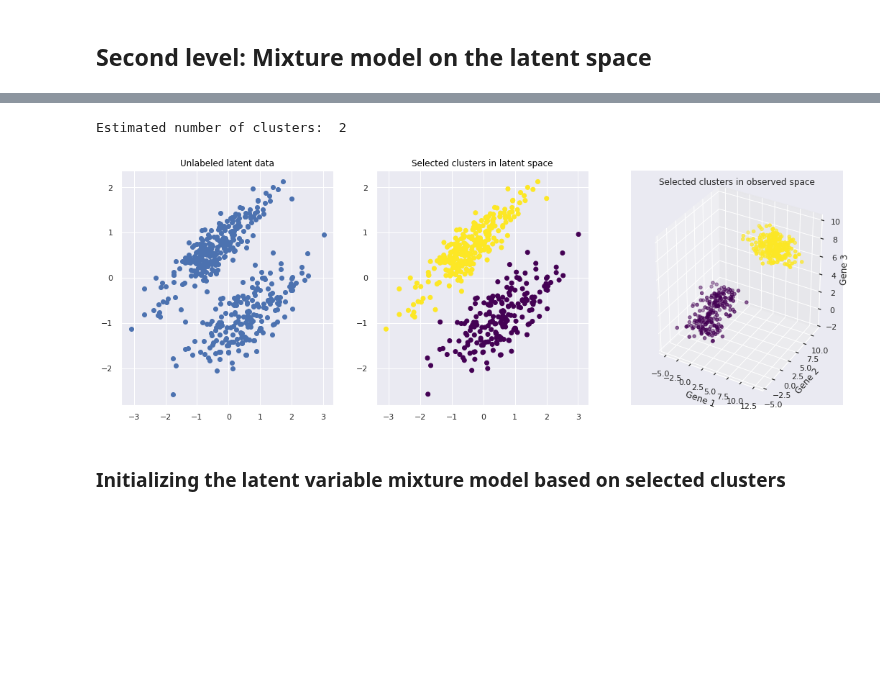
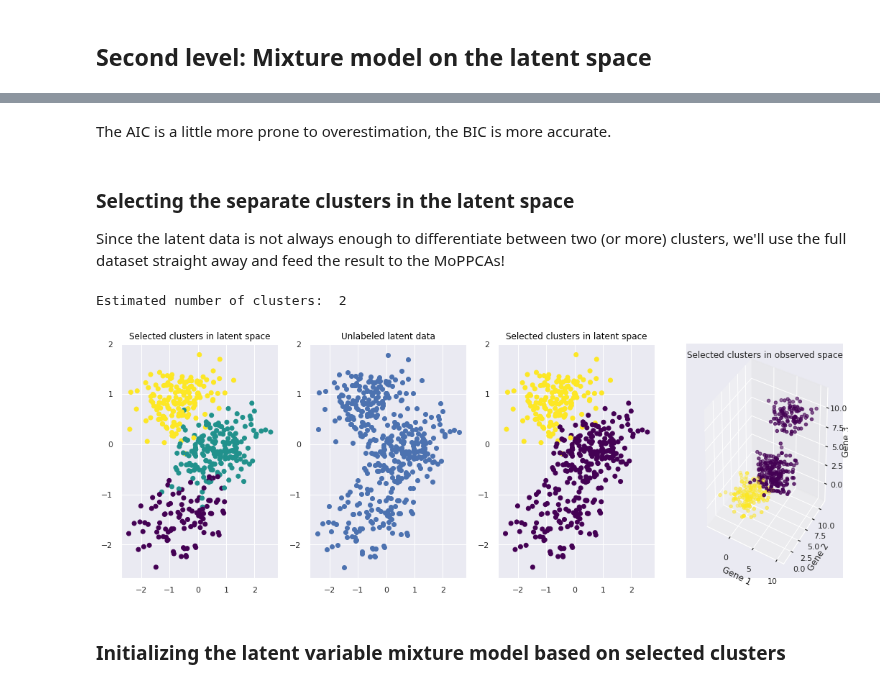
Before and after one commit to tobias-beers/RNA_visualization, a Jupyter notebook: Code/PyStan/Hierarchical_model_AutomaticClustering.ipynb, the cells around one changed output, grey strips where cells are left out. Cells and saved outputs as stored; diff of their text form; code cells hidden in the pictures; blank space fills up the shorter version.

```diff
--- a/Code/PyStan/Hierarchical_model_AutomaticClustering.ipynb
+++ b/Code/PyStan/Hierarchical_model_AutomaticClustering.ipynb
@@ -42,9 +41,12 @@ M=2
 D=3
 K=3
 
+colors = [np.random.uniform(size=3) for k in range(K)]
+vis_threshold = 0.05
+
 sig = 3
 
-mu = np.random.normal(0,2,size=(K,D))
+mu = np.random.normal(0,3,size=(K,D))
 mu[0]+=np.random.uniform(2*sig,3*sig, size=D)
 
 sigma = [np.random.uniform(sig/2,sig,size=(D)) for k in range(K)]
@@ -178,5 +265,11 @@ We use the 2 dimensional PPCA plot to select what looks like two clusters, and t
+# %% [markdown]
+The AIC is a little more prone to overestimation, the BIC is more accurate.
+# %% [markdown]
+### Selecting the separate clusters in the latent space
+
+Since the latent data is not always enough to differentiate between two (or more) clusters, we'll use the full dataset straight away and feed the result to the MoPPCAs!
 # %%
-K_inter, clusters, gapscores = GAP(latent_sim_ppca1.T)
+K_inter, clusters = est_k(x)
 print('Estimated number of clusters: ', K_inter)
 # %% [output]
 Estimated number of clusters:  2
@@ -196,22 +276,26 @@ clus_selec1 = np.argmax(clus_lat_norm_gmm1, axis=0)
 # %%
 fig = plt.figure(figsize=(18,6))
-ax=fig.add_subplot(1,3,1)
+ax = fig.add_subplot(1,4,1)
+ax.scatter(latent_sim_ppca1.T[:,0],latent_sim_ppca1.T[:,1], c=ind, cmap='viridis')
+title = ax.set_title("Selected clusters in latent space")
+plt.setp(title, color='black')
+ax=fig.add_subplot(1,4,2)
 ax.scatter(latent_sim_ppca1[0,:],latent_sim_ppca1[1,:])
 title = ax.set_title("Unlabeled latent data")
 plt.setp(title, color='black')
-ax = fig.add_subplot(1,3,2)
-ax.scatter(latent_sim_ppca1.T[:,0],latent_sim_ppca1.T[:,1], c=clus_selec1, cmap='viridis')
+ax = fig.add_subplot(1,4,3)
+ax.scatter(latent_sim_ppca1.T[:,0],latent_sim_ppca1.T[:,1], c=clusters.labels_, cmap='viridis')
 title = ax.set_title("Selected clusters in latent space")
 plt.setp(title, color='black')
-ax = fig.add_subplot(133, projection='3d')
-ax.scatter(x[:,0],x[:,1],x[:,2], c=clus_selec1, cmap='viridis')
+ax = fig.add_subplot(144, projection='3d')
+ax.scatter(x[:,0],x[:,1],x[:,2], c=clusters.labels_, cmap='viridis')
 ax.set_title('Selected clusters in observed space')
 ax.set_xlabel('Gene 1')
 ax.set_ylabel('Gene 2')
 ax.set_zlabel('Gene 3')
 plt.show()
 # %% [output]
-[figure, old version]
+[figure, new version]
 # %% [markdown]
 ### Initializing the latent variable mixture model based on selected clusters
 # %%
```
Also changed, not shown: parts of 42 cells of this notebook, 10 other files.
